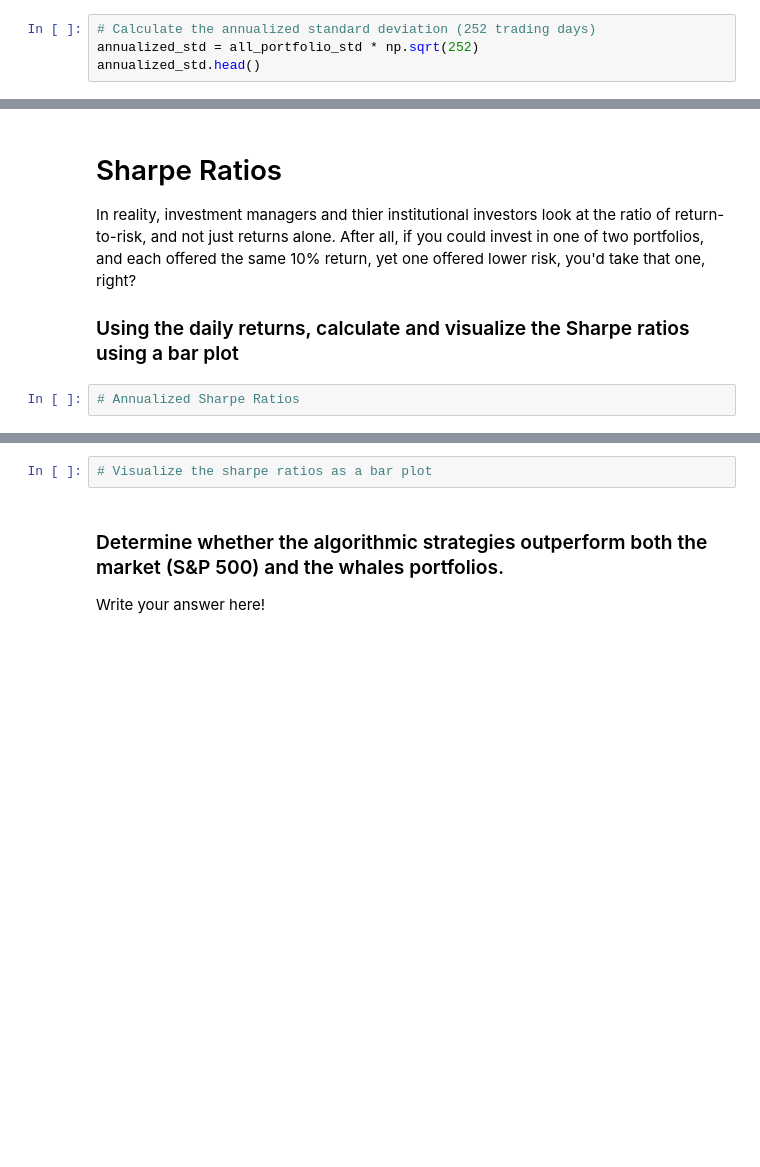
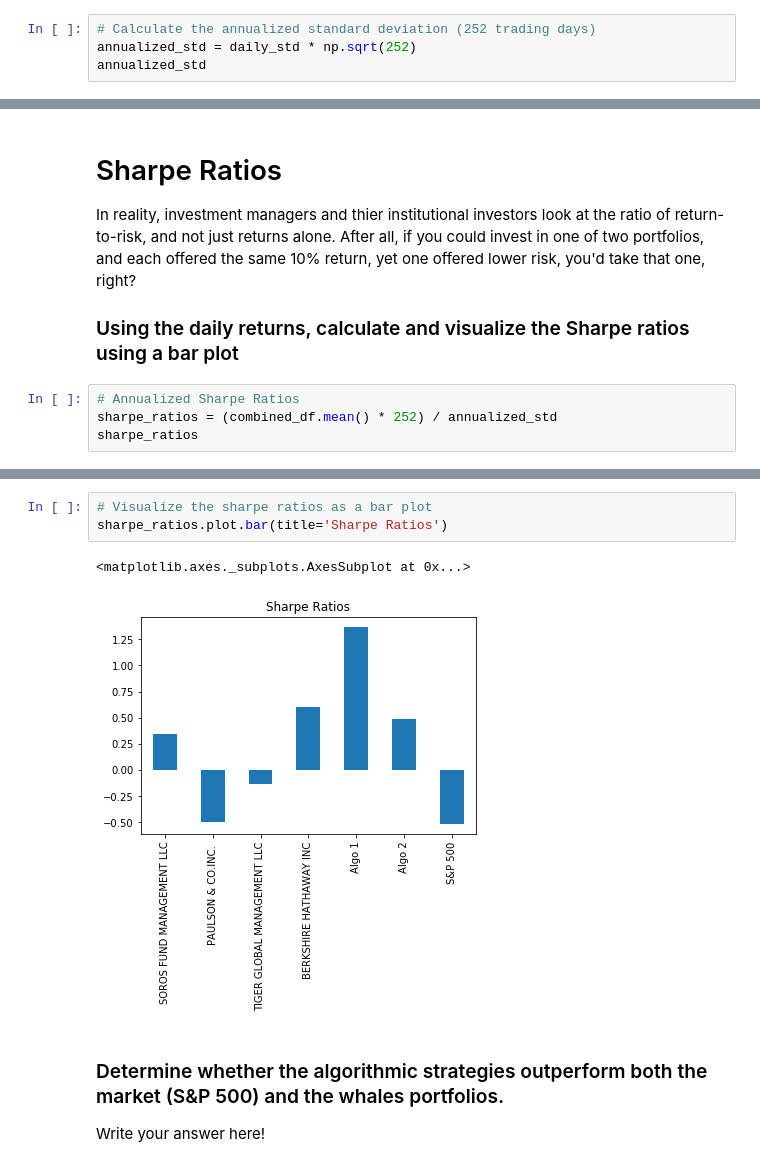
Before and after one commit to jarewa2/Pandas, a Jupyter notebook: whale_analysis.ipynb, the cells around one changed output, grey strips where cells are left out. Drawn from its saved outputs; the diff is of its cells as text; blank space fills up the shorter version.

```diff
--- a/whale_analysis.ipynb
+++ b/whale_analysis.ipynb
@@ -266,6 +266,6 @@ The protfolios that are the riskest are BERKSHIRE HATHAWAY INC and TIGER GLOBAL
 ### Calculate the Annualized Standard Deviation
 # %%
 # Calculate the annualized standard deviation (252 trading days)
-annualized_std = all_portfolio_std * np.sqrt(252)
-annualized_std.head()
+annualized_std = daily_std * np.sqrt(252)
+annualized_std
 # %% [output]
@@ -362,3 +352,5 @@ In reality, investment managers and thier institutional investors look at the ra
 ### Using the daily returns, calculate and visualize the Sharpe ratios using a bar plot
 # %%
 # Annualized Sharpe Ratios
+sharpe_ratios = (combined_df.mean() * 252) / annualized_std
+sharpe_ratios
@@ -365,5 +366,9 @@ In reality, investment managers and thier institutional investors look at the ra
 # %%
 # Visualize the sharpe ratios as a bar plot
+sharpe_ratios.plot.bar(title='Sharpe Ratios')
+# %% [output]
+<matplotlib.axes._subplots.AxesSubplot at 0x...>
+[figure, added]
 # %% [markdown]
 ### Determine whether the algorithmic strategies outperform both the market (S&P 500) and the whales portfolios.
 
```
Also changed, not shown: parts of 3 cells of this notebook.
